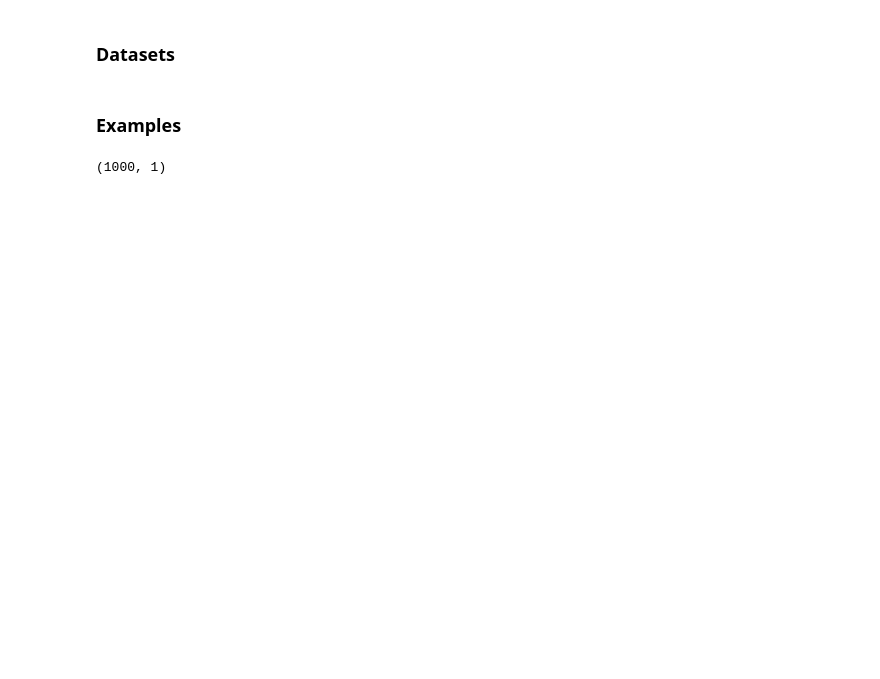
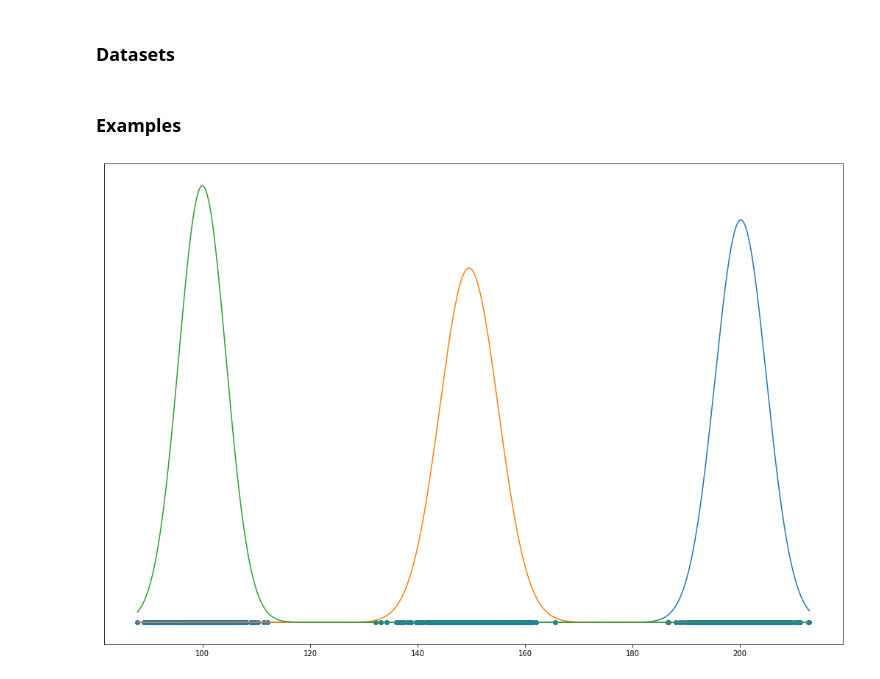
Before and after one commit to larsaars/machine_learning_tests, a Jupyter notebook: assignment_6_1/em.ipynb, the cells around one changed output. Drawn from its saved outputs; the diff is of its cells as text; code cells hidden in the pictures; blank space fills up the shorter version.

Commit message:
implement em prior estimation and aic

```diff
--- a/assignment_6_1/em.ipynb
+++ b/assignment_6_1/em.ipynb
@@ -64,3 +96,40 @@ def em(data, k, n=1):
+# %%
+# plotting functions
+
+def scatter(data):
+    '''
+    scatter plot of 1dim data
+    data 1 dim data
+    '''
+
+    plt.subplots(figsize=(9,2))
+    plt.scatter(x, np.zeros((len(x), 1)))
+    plt.yticks(())
+    plt.show()
+
+def plt_with_gaussians(data, mean, variance):
+    '''
+    scatter the data,
+    and plot the given gaussian distributions
+
+    data 1dim data to be scattered
+    mean means of the normal distributions
+    variance variances of the normal distributions
+    '''
+
+    plt.subplots(figsize=(18, 12))
+
+      # generate x values with min and max of the data
+    x_values = np.linspace(data.min(), data.max(), 1001)
+    # show the gaussians
+    for mu, sig in zip(mean, variance):
+        plt.plot(x_values, gaussian(x_values, mu, sig))
+
+    # scatter data points on x axis
+    plt.scatter(x, np.zeros((len(x), 1)))
+
+    plt.yticks(())
+    plt.show()
 # %% [markdown]
 ### Datasets
 # %%
@@ -108,13 +177,15 @@ def sample(pi, mu, std, n):
 # %%
 # generate n points from a mixture of fived normal distributions
 n = 1000
 mu = [100, 150, 200]
 std = 5*np.ones(len(mu))
 pi = np.ones(len(mu))/len(mu)
 x = sample(pi, mu, std, n)
-x.shape
+
+priors, mu, sig = em(x, 3, 10)
+plt_with_gaussians(x, mu, sig)
 # %% [output]
-(1000, 1)
+[figure, added]
 # %%
 # load petal lengths of iris flowers
 x = load_iris()
```
Also changed, not shown: parts of 8 cells of this notebook.
